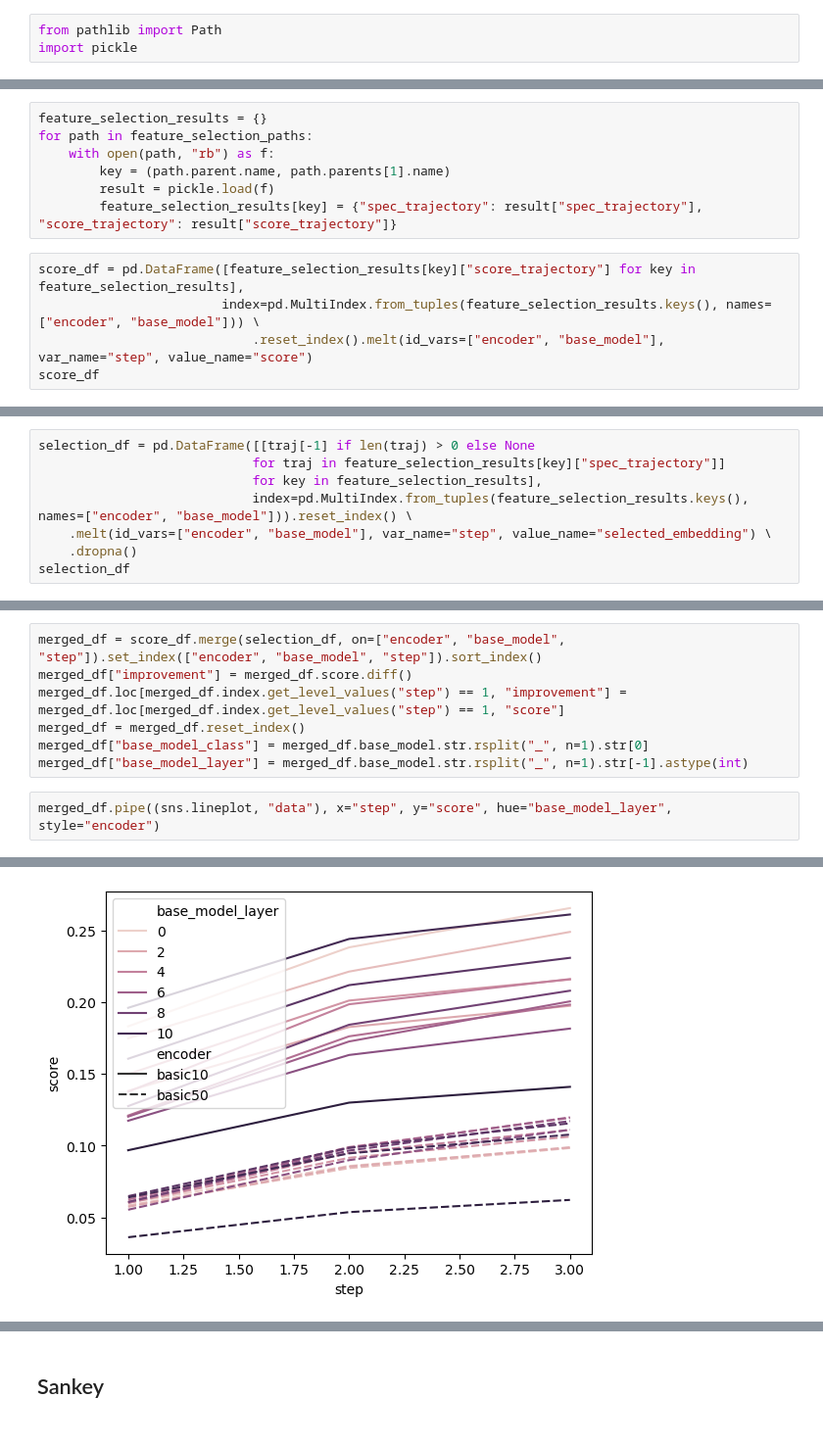
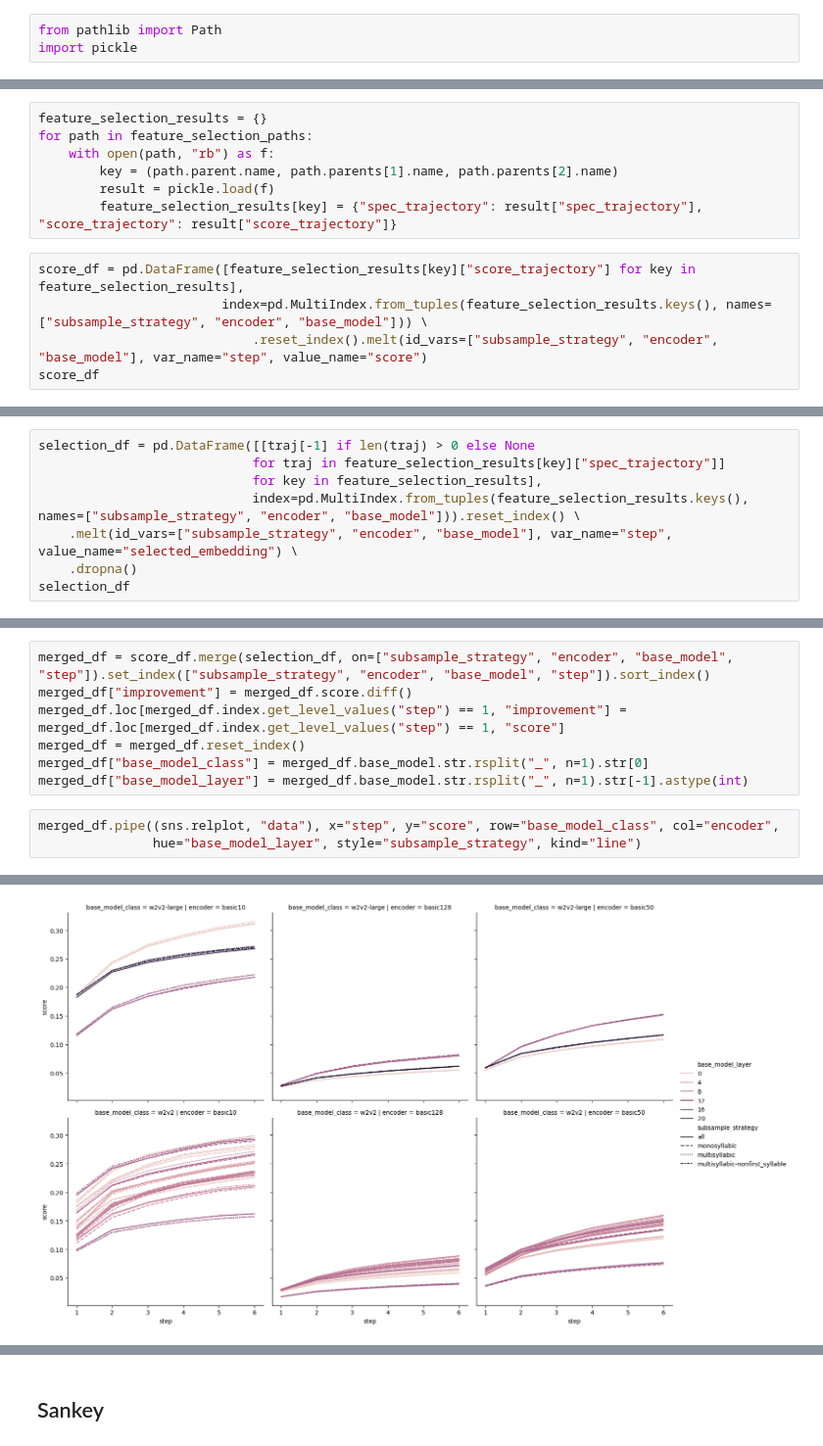
Before and after one commit to hans/ideal-word-representations, a Jupyter notebook: notebooks/synthetic_encoding/feature_selection_summary.ipynb, the cells around one changed output, grey strips where cells are left out. Shown at 98% size. Drawn from its saved outputs; the diff is of its cells as text.

```diff
--- a/notebooks/synthetic_encoding/feature_selection_summary.ipynb
+++ b/notebooks/synthetic_encoding/feature_selection_summary.ipynb
@@ -35,12 +35,12 @@ feature_selection_paths
 feature_selection_results = {}
 for path in feature_selection_paths:
     with open(path, "rb") as f:
-        key = (path.parent.name, path.parents[1].name)
+        key = (path.parent.name, path.parents[1].name, path.parents[2].name)
         result = pickle.load(f)
         feature_selection_results[key] = {"spec_trajectory": result["spec_trajectory"], "score_trajectory": result["score_trajectory"]}
 # %%
 score_df = pd.DataFrame([feature_selection_results[key]["score_trajectory"] for key in feature_selection_results],
-                        index=pd.MultiIndex.from_tuples(feature_selection_results.keys(), names=["encoder", "base_model"])) \
-                            .reset_index().melt(id_vars=["encoder", "base_model"], var_name="step", value_name="score")
+                        index=pd.MultiIndex.from_tuples(feature_selection_results.keys(), names=["subsample_strategy", "encoder", "base_model"])) \
+                            .reset_index().melt(id_vars=["subsample_strategy", "encoder", "base_model"], var_name="step", value_name="score")
 score_df
 # %% [output]
@@ -61,8 +61,8 @@ score_df
 selection_df = pd.DataFrame([[traj[-1] if len(traj) > 0 else None
                             for traj in feature_selection_results[key]["spec_trajectory"]]
                             for key in feature_selection_results],
-                            index=pd.MultiIndex.from_tuples(feature_selection_results.keys(), names=["encoder", "base_model"])).reset_index() \
-    .melt(id_vars=["encoder", "base_model"], var_name="step", value_name="selected_embedding") \
+                            index=pd.MultiIndex.from_tuples(feature_selection_results.keys(), names=["subsample_strategy", "encoder", "base_model"])).reset_index() \
+    .melt(id_vars=["subsample_strategy", "encoder", "base_model"], var_name="step", value_name="selected_embedding") \
     .dropna()
 selection_df
 # %% [output]
@@ -82,10 +82,11 @@ selection_df
 # %%
-merged_df = score_df.merge(selection_df, on=["encoder", "base_model", "step"]).set_index(["encoder", "base_model", "step"]).sort_index()
+merged_df = score_df.merge(selection_df, on=["subsample_strategy", "encoder", "base_model", "step"]).set_index(["subsample_strategy", "encoder", "base_model", "step"]).sort_index()
 merged_df["improvement"] = merged_df.score.diff()
 merged_df.loc[merged_df.index.get_level_values("step") == 1, "improvement"] = merged_df.loc[merged_df.index.get_level_values("step") == 1, "score"]
 merged_df = merged_df.reset_index()
 merged_df["base_model_class"] = merged_df.base_model.str.rsplit("_", n=1).str[0]
 merged_df["base_model_layer"] = merged_df.base_model.str.rsplit("_", n=1).str[-1].astype(int)
 # %%
-merged_df.pipe((sns.lineplot, "data"), x="step", y="score", hue="base_model_layer", style="encoder")
+merged_df.pipe((sns.relplot, "data"), x="step", y="score", row="base_model_class", col="encoder",
+               hue="base_model_layer", style="subsample_strategy", kind="line")
 # %% [output]
@@ -93 +94 @@ merged_df.pipe((sns.lineplot, "data"), x="step", y="score", hue="base_model_laye
-[figure, old version]
+[figure, new version]
```
Also changed, not shown: parts of 14 cells of this notebook, 5 other files.
